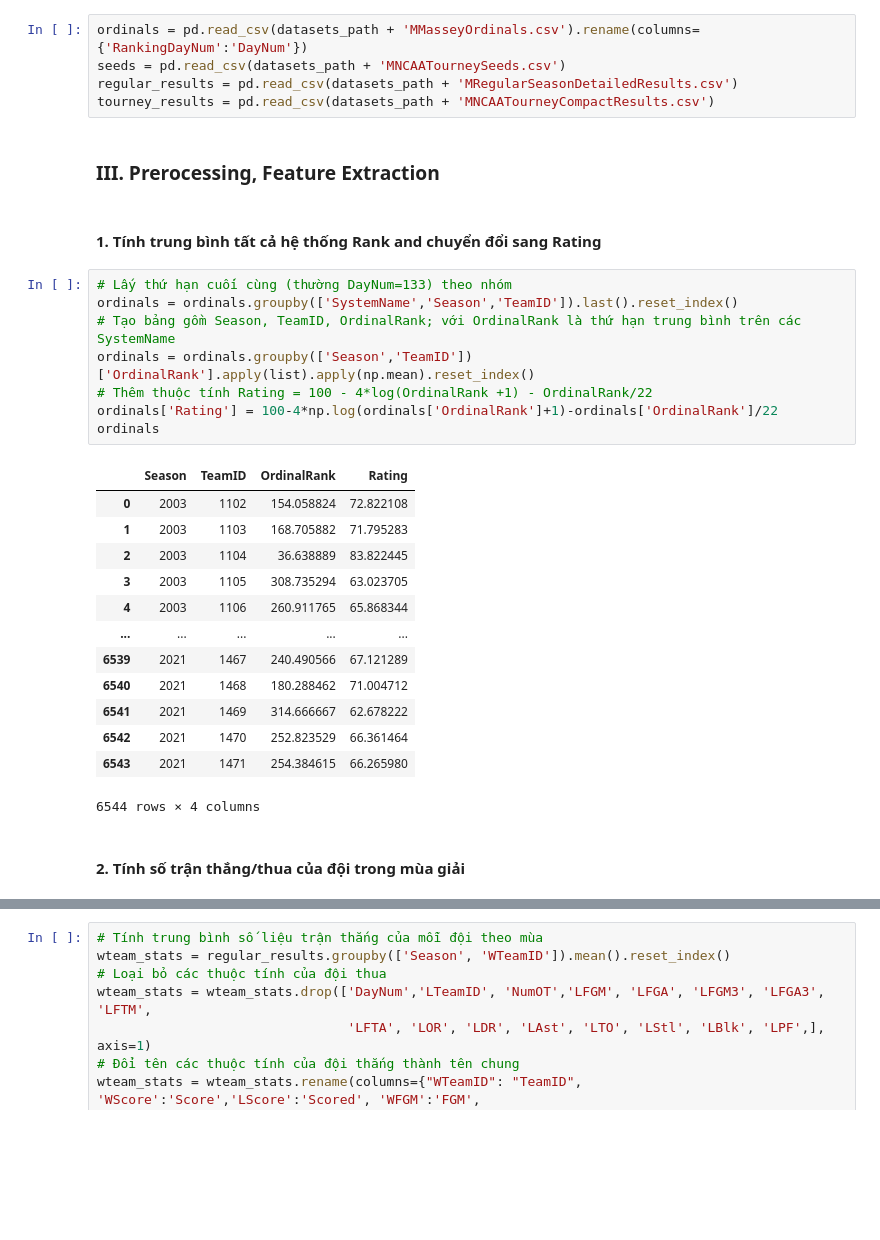
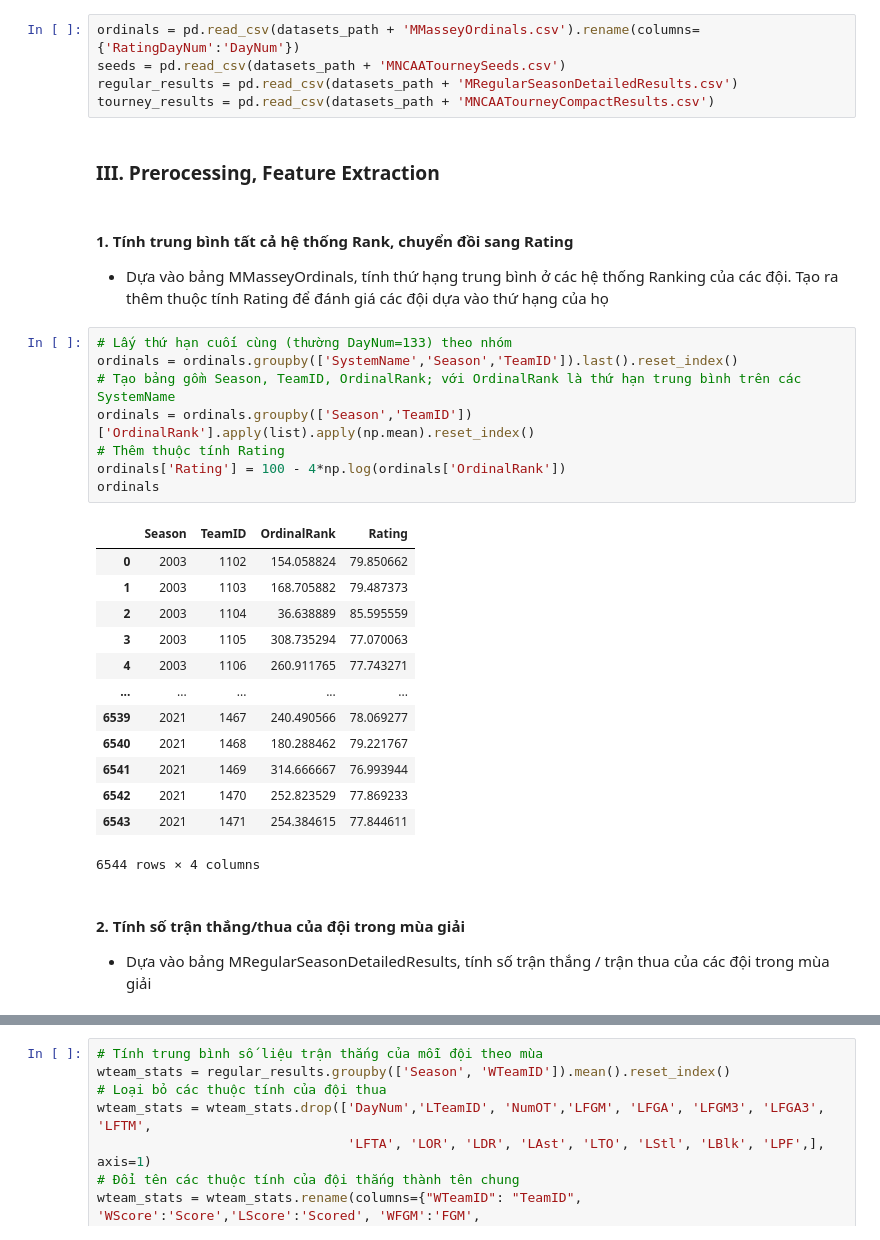
Before and after one commit to templarassVN/Team-3---KHDLUD---K18, a Jupyter notebook: NCAAM-2021.ipynb, the cells around one changed output, grey strips where cells are left out. Drawn from its saved outputs; the diff is of its cells as text; blank space fills up the shorter version.

```diff
--- a/NCAAM-2021.ipynb
+++ b/NCAAM-2021.ipynb
@@ -301,36 +320,38 @@ os.listdir('./MDataFiles_Stage2/')
 # %%
-ordinals = pd.read_csv(datasets_path + 'MMasseyOrdinals.csv').rename(columns={'RankingDayNum':'DayNum'})
+ordinals = pd.read_csv(datasets_path + 'MMasseyOrdinals.csv').rename(columns={'RatingDayNum':'DayNum'})
 seeds = pd.read_csv(datasets_path + 'MNCAATourneySeeds.csv')
 regular_results = pd.read_csv(datasets_path + 'MRegularSeasonDetailedResults.csv')
 tourney_results = pd.read_csv(datasets_path + 'MNCAATourneyCompactResults.csv')
 # %% [markdown]
 ### III. Prerocessing, Feature Extraction
 # %% [markdown]
-#### 1. Tính trung bình tất cả hệ thống Rank and chuyển đổi sang Rating
+#### 1. Tính trung bình tất cả hệ thống Rank, chuyển đồi sang Rating
+- Dựa vào bảng MMasseyOrdinals, tính thứ hạng trung bình ở các hệ thống Ranking của các đội. Tạo ra thêm thuộc tính Rating để đánh giá các đội dựa vào thứ hạng của họ
 # %%
 # Lấy thứ hạn cuối cùng (thường DayNum=133) theo nhóm
 ordinals = ordinals.groupby(['SystemName','Season','TeamID']).last().reset_index()
 # Tạo bảng gồm Season, TeamID, OrdinalRank; với OrdinalRank là thứ hạn trung bình trên các SystemName
 ordinals = ordinals.groupby(['Season','TeamID'])['OrdinalRank'].apply(list).apply(np.mean).reset_index()
-# Thêm thuộc tính Rating = 100 - 4*log(OrdinalRank +1) - OrdinalRank/22
-ordinals['Rating'] = 100-4*np.log(ordinals['OrdinalRank']+1)-ordinals['OrdinalRank']/22
+# Thêm thuộc tính Rating
+ordinals['Rating'] = 100 - 4*np.log(ordinals['OrdinalRank'])
 ordinals
 # %% [output]
 |  | Season | TeamID | OrdinalRank | Rating |
-| 0 | 2003 | 1102 | 154.058824 | 72.822108 |
-| 1 | 2003 | 1103 | 168.705882 | 71.795283 |
-| 2 | 2003 | 1104 | 36.638889 | 83.822445 |
-| 3 | 2003 | 1105 | 308.735294 | 63.023705 |
-| 4 | 2003 | 1106 | 260.911765 | 65.868344 |
+| 0 | 2003 | 1102 | 154.058824 | 79.850662 |
+| 1 | 2003 | 1103 | 168.705882 | 79.487373 |
+| 2 | 2003 | 1104 | 36.638889 | 85.595559 |
+| 3 | 2003 | 1105 | 308.735294 | 77.070063 |
+| 4 | 2003 | 1106 | 260.911765 | 77.743271 |
 | ... | ... | ... | ... | ... |
-| 6539 | 2021 | 1467 | 240.490566 | 67.121289 |
-| 6540 | 2021 | 1468 | 180.288462 | 71.004712 |
-| 6541 | 2021 | 1469 | 314.666667 | 62.678222 |
-| 6542 | 2021 | 1470 | 252.823529 | 66.361464 |
-| 6543 | 2021 | 1471 | 254.384615 | 66.265980 |
+| 6539 | 2021 | 1467 | 240.490566 | 78.069277 |
+| 6540 | 2021 | 1468 | 180.288462 | 79.221767 |
+| 6541 | 2021 | 1469 | 314.666667 | 76.993944 |
+| 6542 | 2021 | 1470 | 252.823529 | 77.869233 |
+| 6543 | 2021 | 1471 | 254.384615 | 77.844611 |
 6544 rows × 4 columns
 # %% [markdown]
 #### 2. Tính số trận thắng/thua của đội trong mùa giải
+- Dựa vào bảng MRegularSeasonDetailedResults, tính số trận thắng / trận thua của các đội trong mùa giải
 # %%
 # Đếm số tận thắng
 num_win = regular_results.groupby(['Season', 'WTeamID']).count()
```
Also changed, not shown: parts of 20 cells of this notebook.
